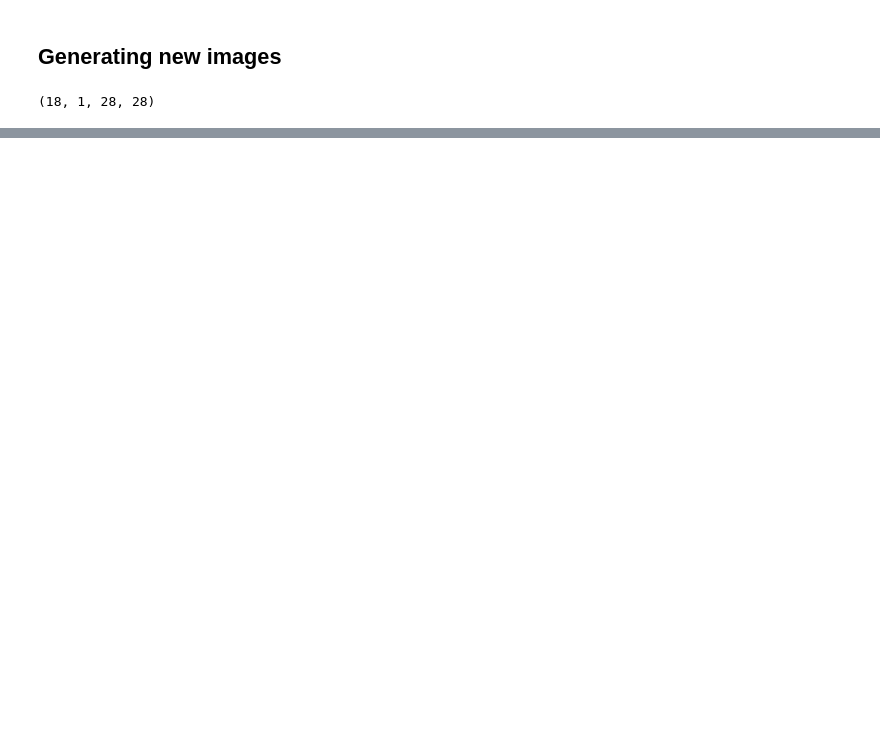
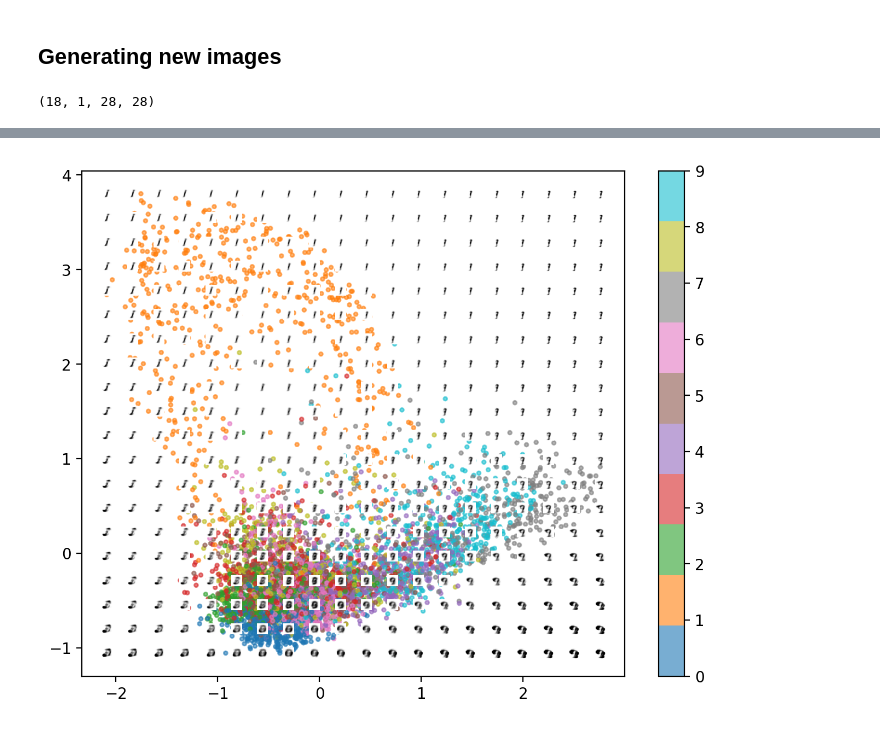
Before and after one commit to LakshyaMalhotra/generative_ai, a Jupyter notebook: autoencoders/autoencoders.ipynb, the cells around one changed output, grey strips where cells are left out. Saved outputs shown, nothing was run; the diff lists cells and outputs as text; code cells hidden in the pictures; blank space fills up the shorter version.

```diff
--- a/autoencoders/autoencoders.ipynb
+++ b/autoencoders/autoencoders.ipynb
@@ -142,0 +165,36 @@ plt.show()
+# %%
+grid_size = 20
+x = np.linspace(min(latent_space[:, 0]), max(latent_space[:, 0]), grid_size)
+y = np.linspace(min(latent_space[:, 1]), max(latent_space[:, 1]), grid_size)
+
+xv, yv = np.meshgrid(x, y)
+z = np.array(list(zip(xv.flatten(), yv.flatten())))
+
+z_tensor = torch.tensor(z, dtype=torch.float32)
+reconstructions = model.decoder(z_tensor).detach().cpu().numpy().squeeze()
+# %%
+fig = plt.figure(figsize=(8, 6), dpi=200)
+ax = fig.add_subplot()
+for img, coord in zip(reconstructions, z):
+    img_box = AnnotationBbox(
+        OffsetImage(img, zoom=0.25, cmap="gray_r"),
+        coord,
+        alpha=0.1,
+        frameon=False,
+    )
+    ax.add_artist(img_box)
+    ax.set_axis_off()
+ax = plt.gcf().gca()
+ret = ax.scatter(
+    latent_space[:, 0],
+    latent_space[:, 1],
+    cmap="tab10",
+    c=labels,
+    alpha=0.6,
+    s=6,
+)
+ax.set_axis_on()
+plt.colorbar(ret)
+plt.show()
+# %% [output]
+[figure, added]
```
Also changed, not shown: parts of 7 cells of this notebook.
